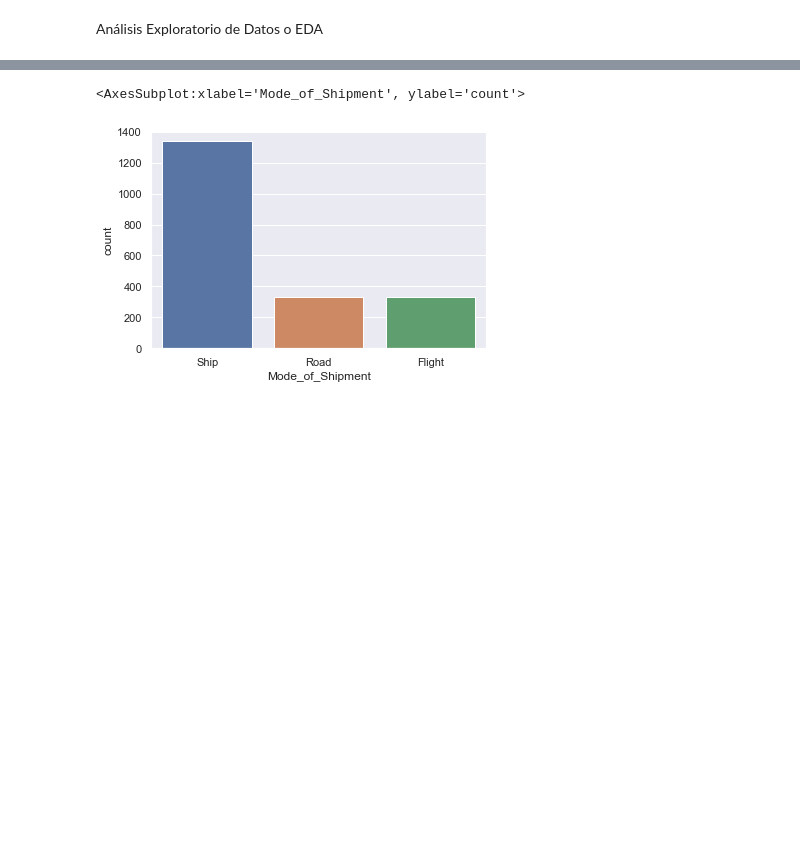
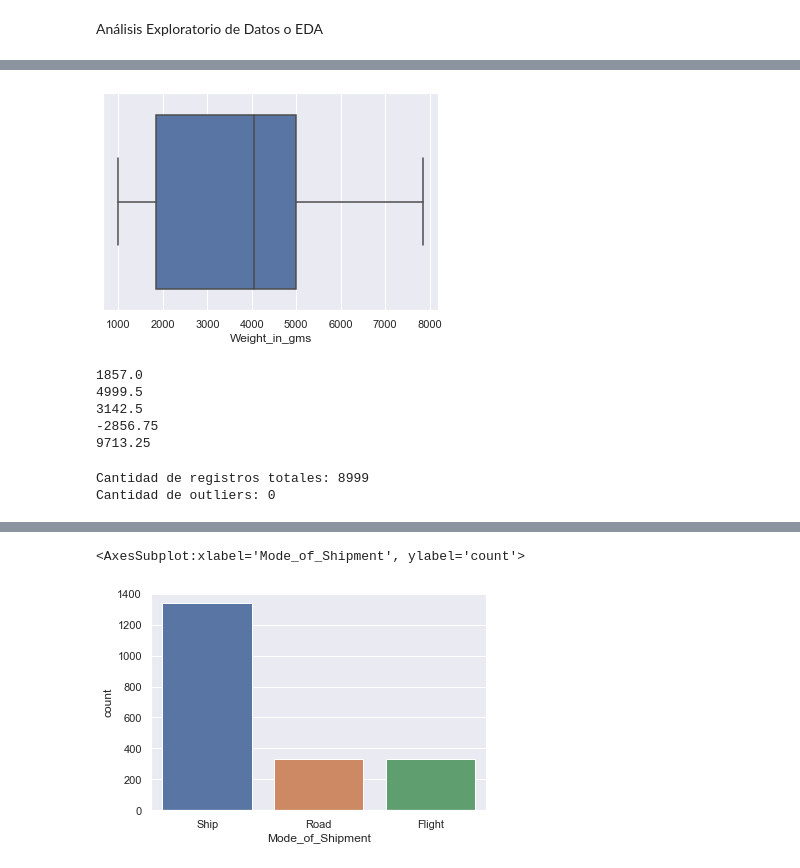
Before and after one commit to bparedes21/Logistica_para_el_Comercio_Mundial, a Jupyter notebook: Exploring-the-data.ipynb, the cells around one changed output, grey strips where cells are left out. Cells and saved outputs as stored; diff of their text form; code cells hidden in the pictures; blank space fills up the shorter version.

```diff
--- a/Exploring-the-data.ipynb
+++ b/Exploring-the-data.ipynb
@@ -56,0 +137,7 @@ Commerce_csv.describe()
+# %%
+#dejo este codigo
+Commerce_csv['Cost_of_the_Product_Binary'] = pd.cut(x = Commerce_csv['Cost_of_the_Product'],
+            bins=[Commerce_csv['Cost_of_the_Product'].min()-1,
+            Commerce_csv['Cost_of_the_Product'].mean(),
+            Commerce_csv['Cost_of_the_Product'].max()+1],
+            labels=['bajo', 'alto'])
@@ -56,0 +164,29 @@ Commerce_csv.describe()
+# %%
+sns.boxplot(x = 'Weight_in_gms', data = Commerce_csv)
+plt.show()
+# %% [output]
+[figure, added]
+# %%
+Q1 = Commerce_csv['Weight_in_gms'].quantile(0.25)
+Q3 = Commerce_csv['Weight_in_gms'].quantile(0.75)
+IQR = Q3 - Q1
+BI = Q1 - 1.5*IQR
+BS = Q3 + 1.5*IQR
+
+print(Q1)
+print(Q3)
+print(IQR)
+print(BI)
+print(BS)
+# %% [output]
+1857.0
+4999.5
+3142.5
+-2856.75
+9713.25
+# %%
+print('Cantidad de registros totales:', Commerce_csv.shape[0])
+print('Cantidad de outliers:', Commerce_csv[(Commerce_csv['Weight_in_gms']<BI) | (Commerce_csv['Weight_in_gms']>BS)].shape[0] )
+# %% [output]
+Cantidad de registros totales: 8999
+Cantidad de outliers: 0
```
Also changed, not shown: parts of 161 cells of this notebook, 8 other files.
